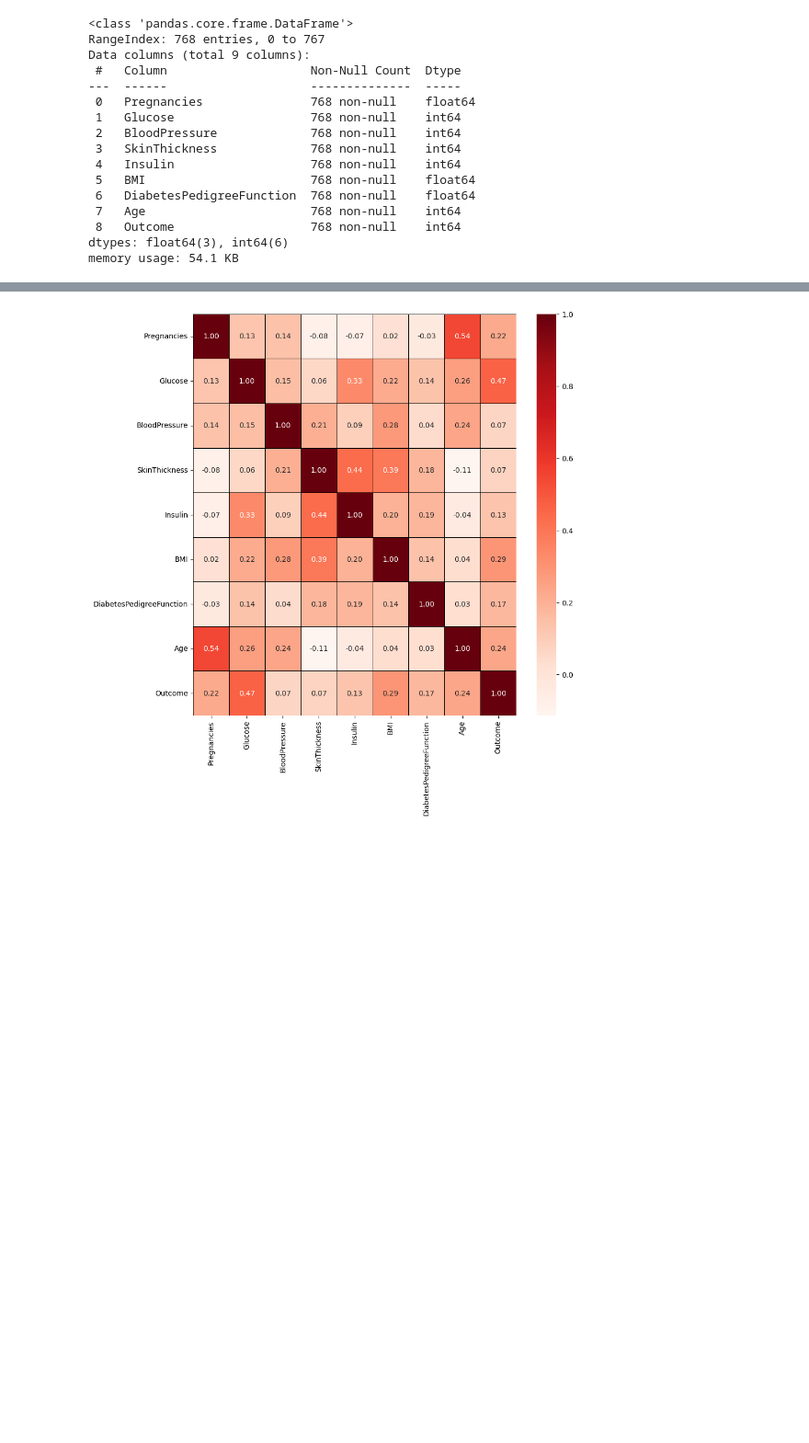
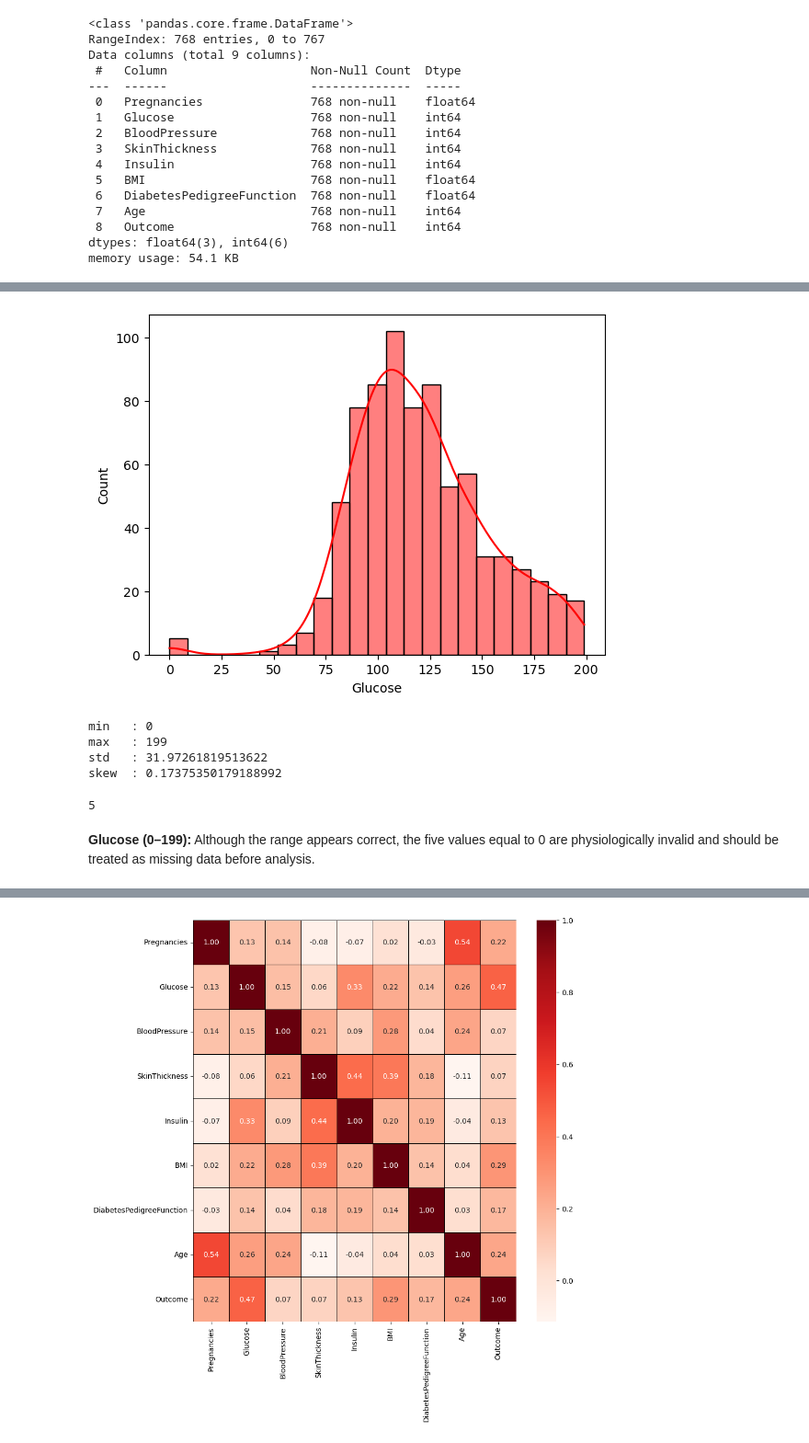
Before and after one commit to hussein20247m/Diabetes-Prediction-ML_17_oct, a Jupyter notebook: model.ipynb, the cells around one changed output, grey strips where cells are left out. Shown at 92% size. Cells and saved outputs as stored; diff of their text form; code cells hidden in the pictures; blank space fills up the shorter version.

```diff
--- a/model.ipynb
+++ b/model.ipynb
@@ -46,0 +69,21 @@ memory usage: 54.1 KB
+# %%
+sns.histplot(x = df['Glucose'] , kde=True , color='red')
+plt.show()
+# %% [output]
+[figure, added]
+# %%
+print("min   :" ,df['Glucose'].min())
+print("max   :" ,df['Glucose'].max())
+print("std   :" ,df['Glucose'].std())
+print("skew  :" ,df['Glucose'].skew())
+# %% [output]
+min   : 0
+max   : 199
+std   : 31.97261819513622
+skew  : 0.17375350179188992
+# %%
+len(df[df['Glucose'] == 0])
+# %% [output]
+5
+# %% [markdown]
+**Glucose (0–199):** Although the range appears correct, the five values equal to 0 are physiologically invalid and should be treated as missing data before analysis.
```
Also changed, not shown: parts of 8 cells of this notebook.
